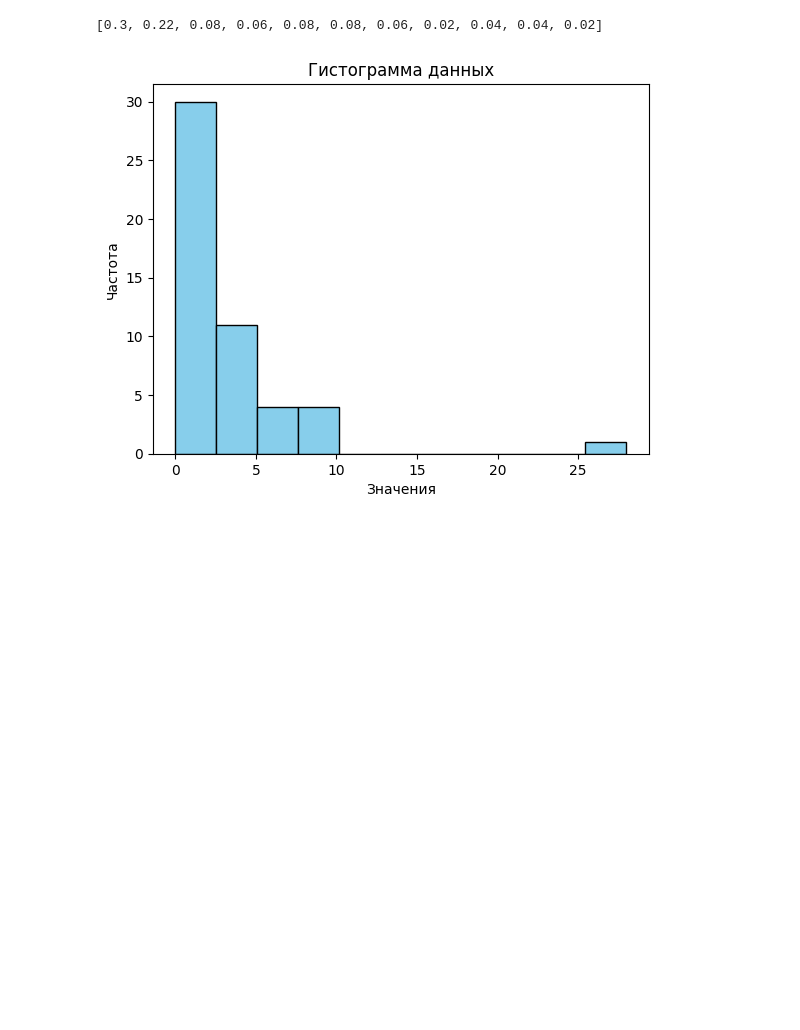
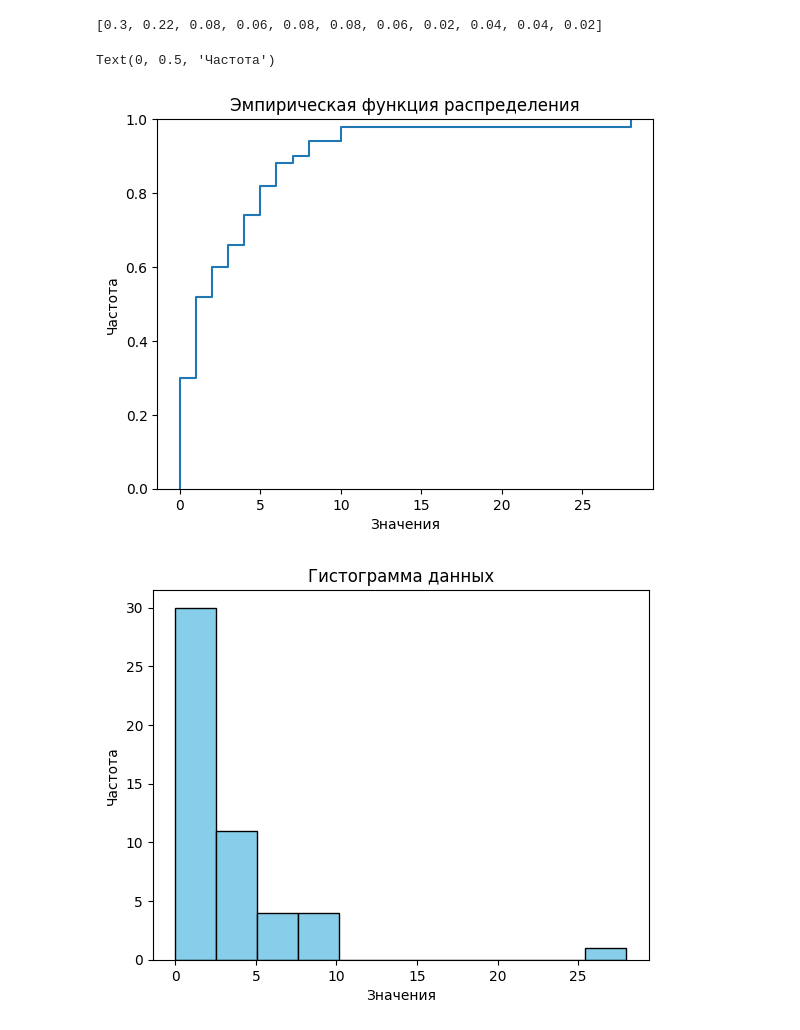
Before and after one commit to the-mvi/stat_an_gr1375-2023, a Jupyter notebook: 1375_Zenkov_AS/task2.ipynb, the cells around one changed output. Drawn from its saved outputs; the diff is of its cells as text; code cells hidden in the pictures; blank space fills up the shorter version.

```diff
--- a/1375_Zenkov_AS/task2.ipynb
+++ b/1375_Zenkov_AS/task2.ipynb
@@ -119,6 +119,14 @@ normalized_values = list(normalized_result.values())
 normalized_values
 # %% [output]
 [0.3, 0.22, 0.08, 0.06, 0.08, 0.08, 0.06, 0.02, 0.04, 0.04, 0.02]
+# %%
+sns.ecdfplot(sorted_data)
+plt.title("Эмпирическая функция распределения")
+plt.xlabel("Значения")
+plt.ylabel("Частота")
+# %% [output]
+Text(0, 0.5, 'Частота')
+[figure, added]
 # %%
 plt.hist(sorted_data, bins=11, color='skyblue', edgecolor='black')
 plt.title("Гистограмма данных")
```
